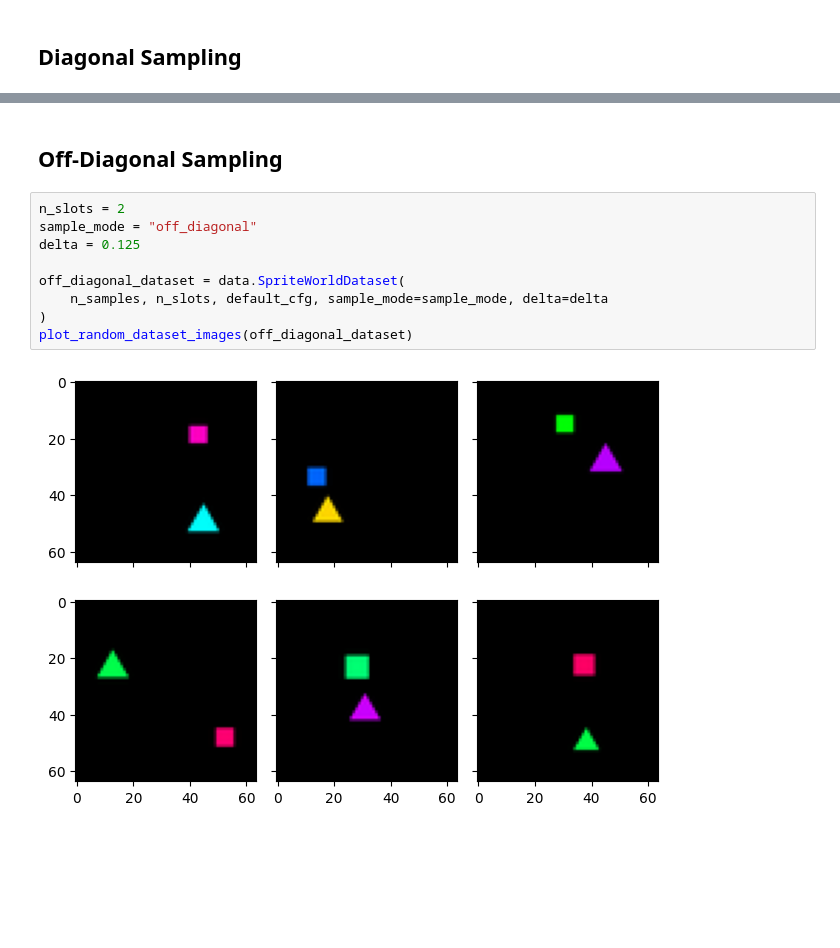
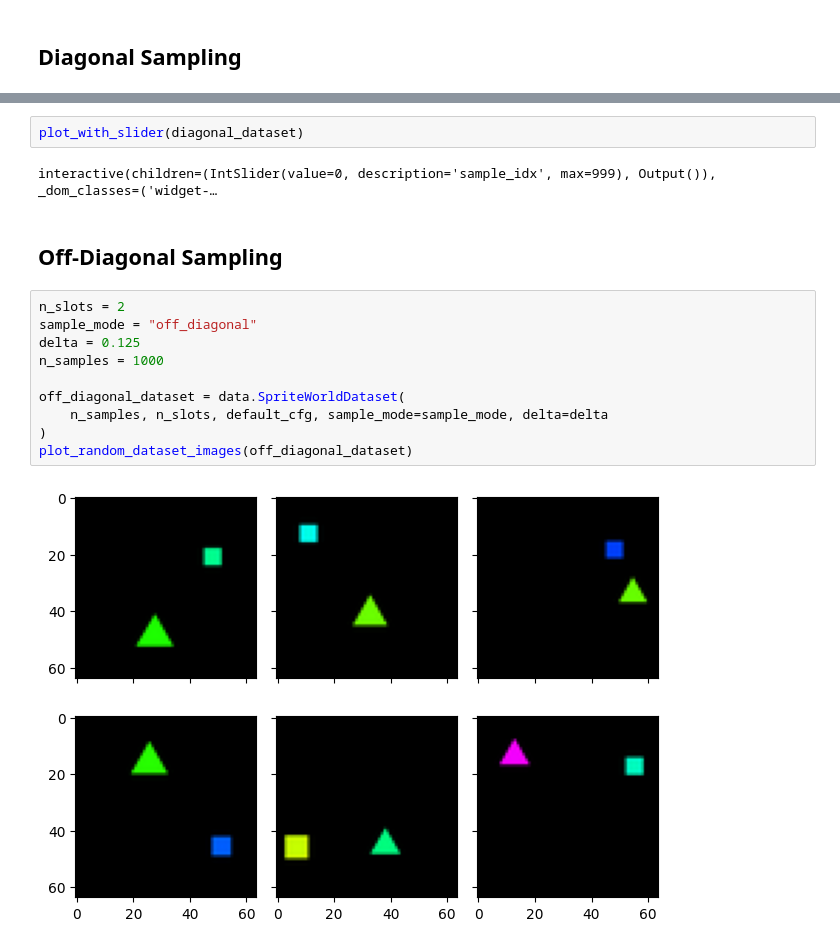
Before and after one commit to brendel-group/objects-compositional-generalization, a Jupyter notebook: notebooks/Sprite-World Dataset Example.ipynb, the cells around one changed output, grey strips where cells are left out. Cells and saved outputs as stored; diff of their text form; blank space fills up the shorter version.

```diff
--- a/notebooks/Sprite-World Dataset Example.ipynb
+++ b/notebooks/Sprite-World Dataset Example.ipynb
@@ -47,13 +72,18 @@ for no_overlap in [True, False]:
+# %%
+plot_with_slider(diagonal_dataset)
+# %% [output]
+interactive(children=(IntSlider(value=0, description='sample_idx', max=999), Output()), _dom_classes=('widget-…
 # %% [markdown]
 ## Off-Diagonal Sampling
 # %%
 n_slots = 2
 sample_mode = "off_diagonal"
 delta = 0.125
+n_samples = 1000
 
 off_diagonal_dataset = data.SpriteWorldDataset(
     n_samples, n_slots, default_cfg, sample_mode=sample_mode, delta=delta
 )
 plot_random_dataset_images(off_diagonal_dataset)
 # %% [output]
-[figure, old version]
+[figure, new version]
```
Also changed, not shown: parts of 4 cells of this notebook, 1 other file.
